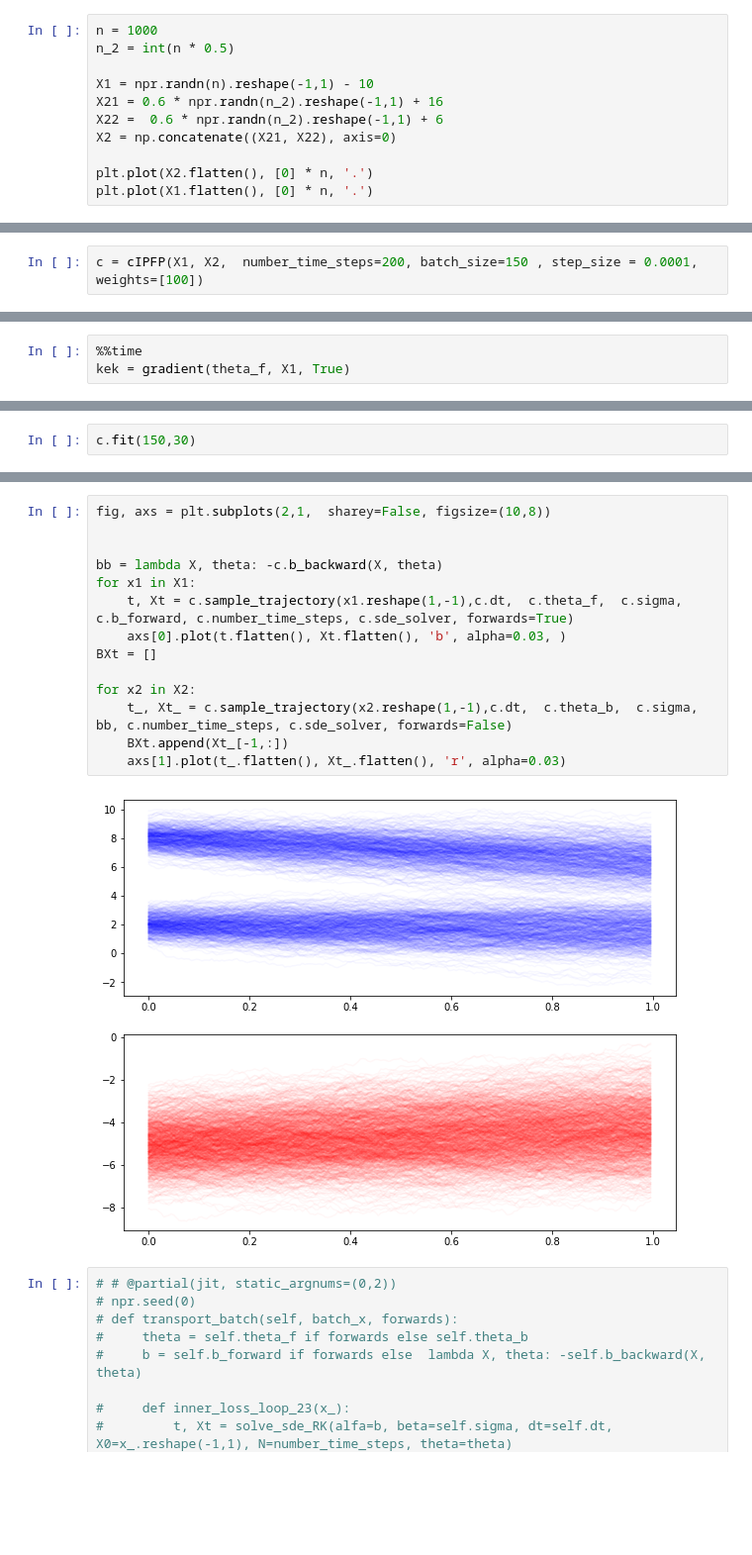
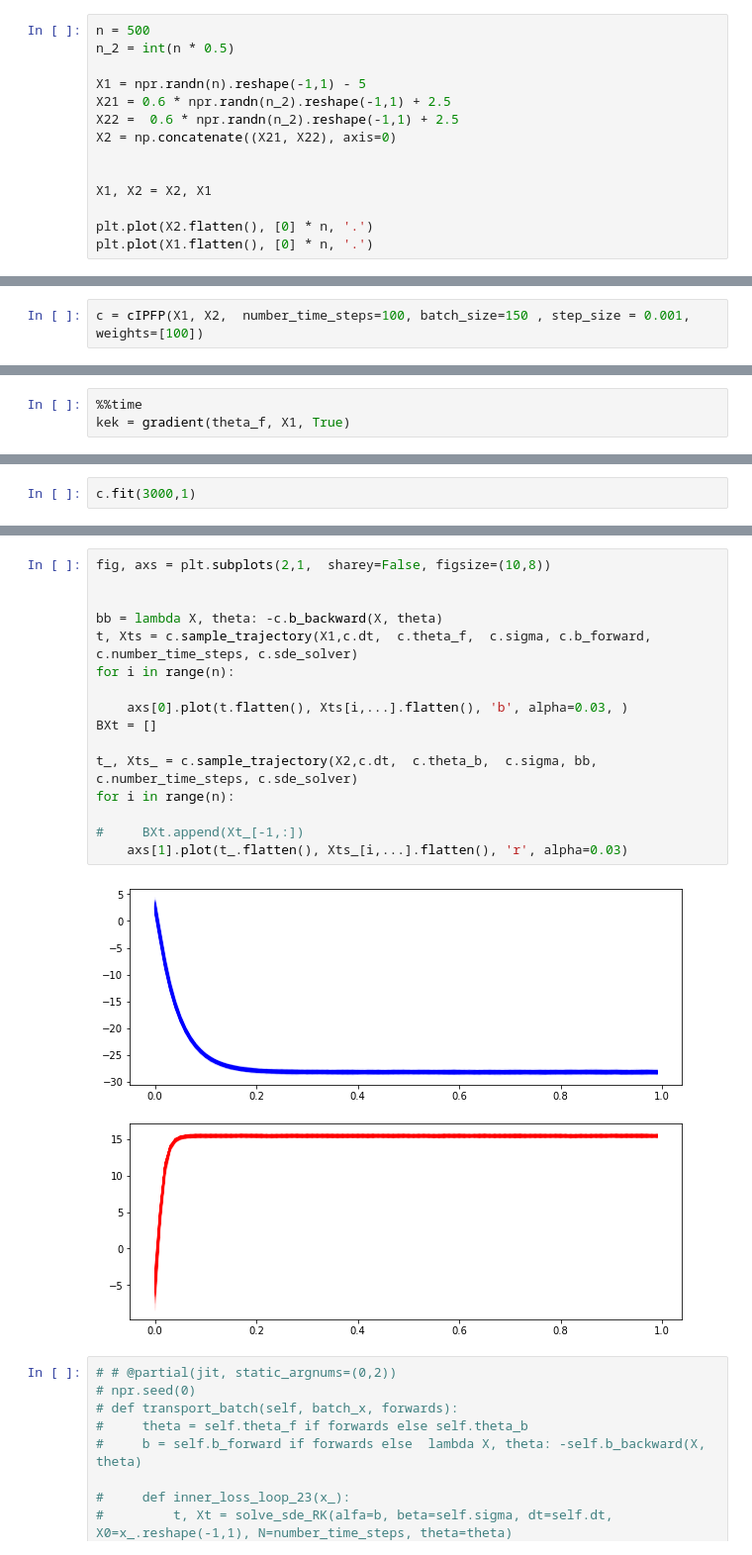
Before and after one commit to franciscovargas/SC-IPFP, a Jupyter notebook: notebooks/test_forwards_backwards-vmap.ipynb, the cells around one changed output, grey strips where cells are left out. Shown at 99% size. Saved outputs shown, nothing was run; the diff lists cells and outputs as text; blank space fills up the shorter version.

```diff
--- a/notebooks/test_forwards_backwards-vmap.ipynb
+++ b/notebooks/test_forwards_backwards-vmap.ipynb
@@ -247,13 +349,16 @@ class cIPFP(object):
         plt.plot(range(IPFP_iterations), loss_b, "b")
         plt.show()
 # %%
-n = 1000
+n = 500
 n_2 = int(n * 0.5)
 
-X1 = npr.randn(n).reshape(-1,1) - 10
-X21 = 0.6 * npr.randn(n_2).reshape(-1,1) + 16
-X22 =  0.6 * npr.randn(n_2).reshape(-1,1) + 6
+X1 = npr.randn(n).reshape(-1,1) - 5
+X21 = 0.6 * npr.randn(n_2).reshape(-1,1) + 2.5
+X22 =  0.6 * npr.randn(n_2).reshape(-1,1) + 2.5
 X2 = np.concatenate((X21, X22), axis=0)
+
+
+X1, X2 = X2, X1
 
 plt.plot(X2.flatten(), [0] * n, '.')
 plt.plot(X1.flatten(), [0] * n, '.')
@@ -263,5 +368,5 @@ plt.plot(X1.flatten(), [0] * n, '.')
 # %%
-c = cIPFP(X1, X2,  number_time_steps=200, batch_size=150 , step_size = 0.0001, weights=[100])
+c = cIPFP(X1, X2,  number_time_steps=100, batch_size=150 , step_size = 0.001, weights=[100])
 # %%
  _, init_params_f = c.b_forward_init(c.rng, (-1, c.dim))
 opt_state_f = c.opt_init_f(init_params_f)
@@ -374,3 +479,3 @@ Wall time: 1.38 s
 # %%
-c.fit(150,30)
+c.fit(3000,1)
 # %% [output]
@@ -394,19 +502,21 @@ loss f 117.91255187988281
 # %%
 fig, axs = plt.subplots(2,1,  sharey=False, figsize=(10,8))
 
 
 bb = lambda X, theta: -c.b_backward(X, theta)
-for x1 in X1:
-    t, Xt = c.sample_trajectory(x1.reshape(1,-1),c.dt,  c.theta_f,  c.sigma, c.b_forward, c.number_time_steps, c.sde_solver, forwards=True)
-    axs[0].plot(t.flatten(), Xt.flatten(), 'b', alpha=0.03, )
+t, Xts = c.sample_trajectory(X1,c.dt,  c.theta_f,  c.sigma, c.b_forward, c.number_time_steps, c.sde_solver)
+for i in range(n):
+
+    axs[0].plot(t.flatten(), Xts[i,...].flatten(), 'b', alpha=0.03, )
 BXt = []
 
-for x2 in X2:
-    t_, Xt_ = c.sample_trajectory(x2.reshape(1,-1),c.dt,  c.theta_b,  c.sigma, bb, c.number_time_steps, c.sde_solver, forwards=False)
-    BXt.append(Xt_[-1,:])
-    axs[1].plot(t_.flatten(), Xt_.flatten(), 'r', alpha=0.03)
+t_, Xts_ = c.sample_trajectory(X2,c.dt,  c.theta_b,  c.sigma, bb, c.number_time_steps, c.sde_solver)
+for i in range(n):
+
+#     BXt.append(Xt_[-1,:])
+    axs[1].plot(t_.flatten(), Xts_[i,...].flatten(), 'r', alpha=0.03)
 # %% [output]
-[figure, old version]
+[figure, new version]
 # %%
 # # @partial(jit, static_argnums=(0,2))
 # npr.seed(0)
```
Also changed, not shown: parts of 12 cells of this notebook, 5 other files.
